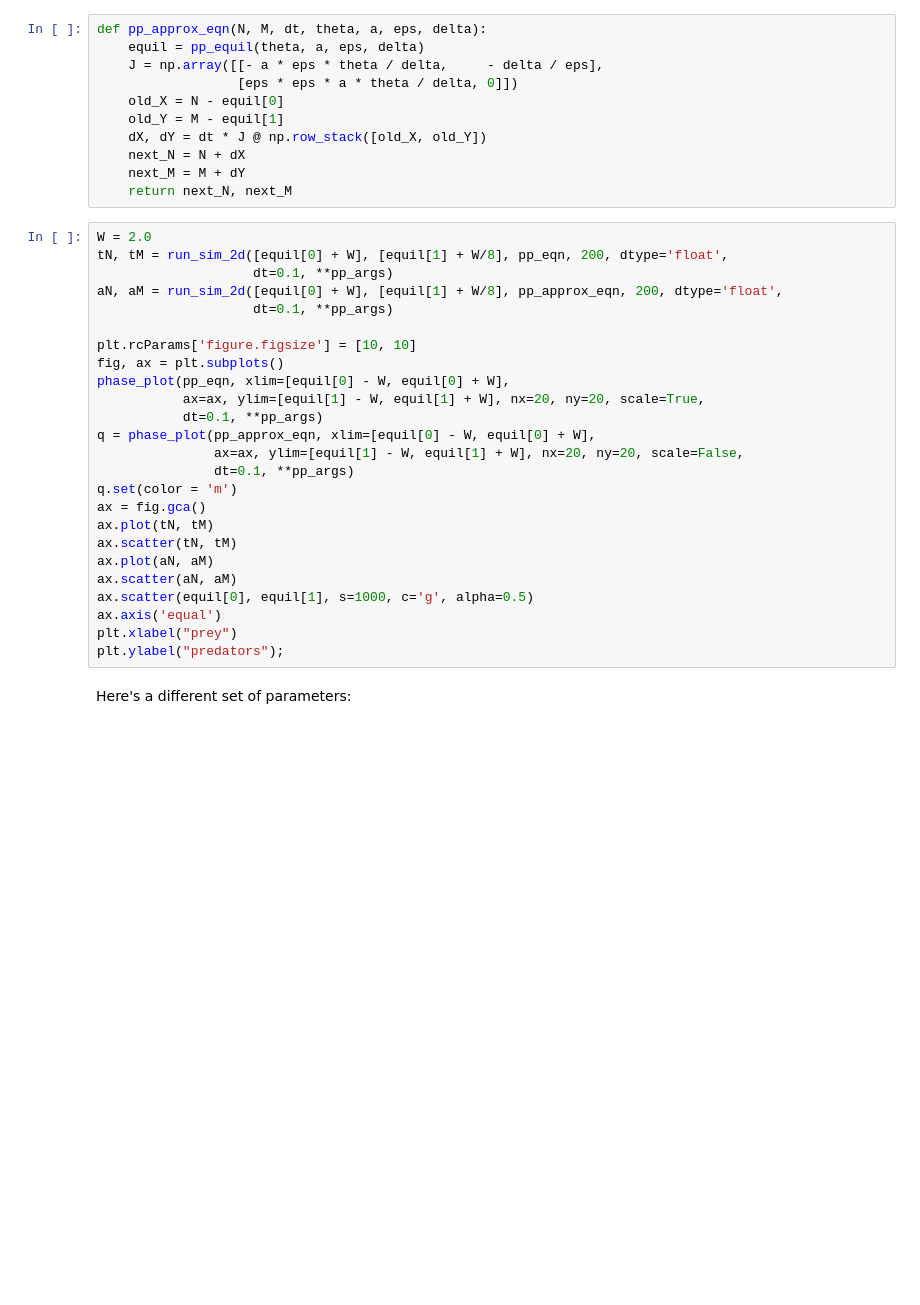
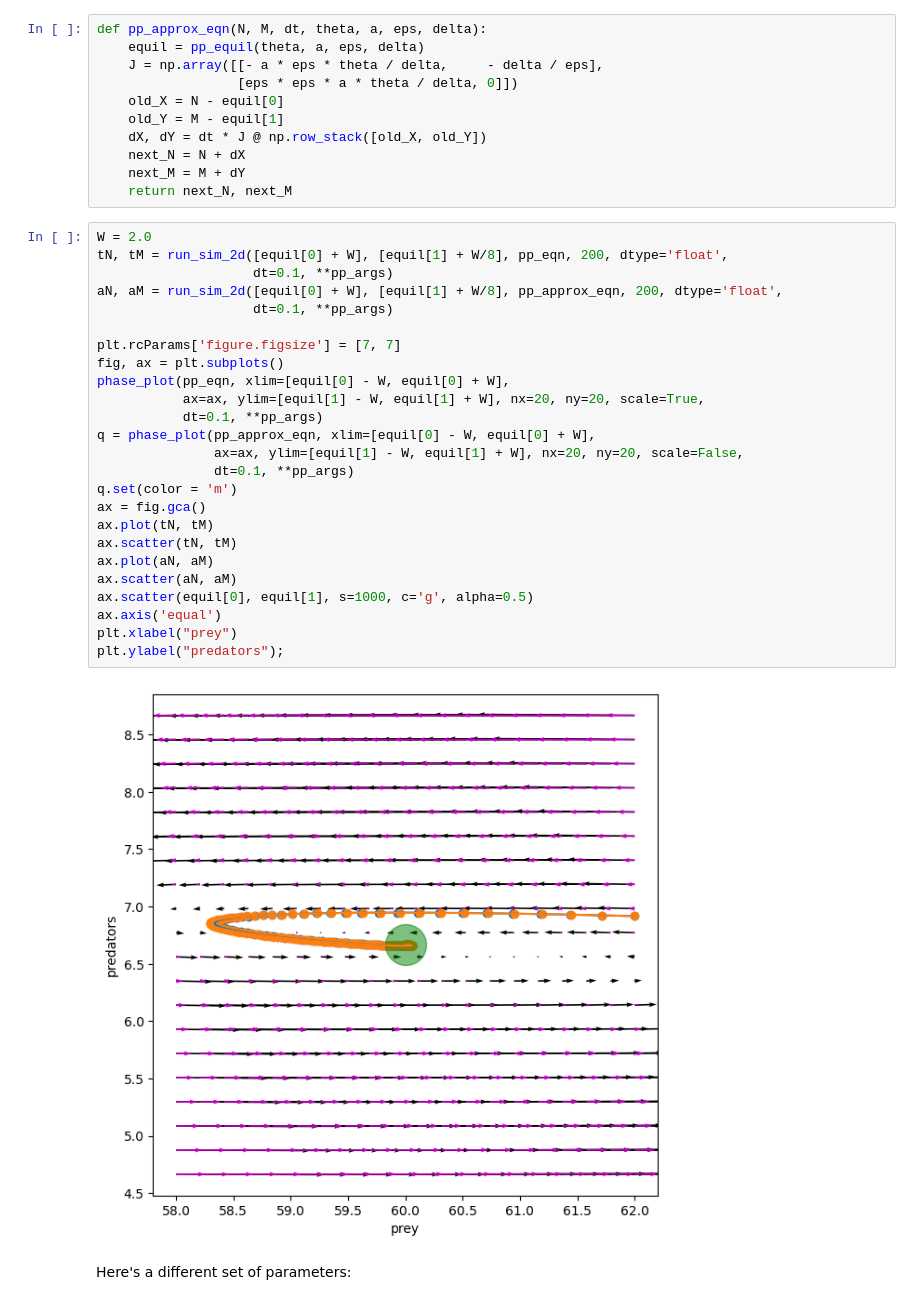
Before and after one commit to petrelharp/popbio, a Jupyter notebook: notebooks/nonlinear_systems.ipynb, the cells around one changed output. Saved outputs shown, nothing was run; the diff lists cells and outputs as text; blank space fills up the shorter version.

```diff
--- a/notebooks/nonlinear_systems.ipynb
+++ b/notebooks/nonlinear_systems.ipynb
@@ -147,28 +148,30 @@ def pp_approx_eqn(N, M, dt, theta, a, eps, delta):
 # %%
 W = 2.0
 tN, tM = run_sim_2d([equil[0] + W], [equil[1] + W/8], pp_eqn, 200, dtype='float',
                     dt=0.1, **pp_args)
 aN, aM = run_sim_2d([equil[0] + W], [equil[1] + W/8], pp_approx_eqn, 200, dtype='float',
                     dt=0.1, **pp_args)
 
-plt.rcParams['figure.figsize'] = [10, 10]
+plt.rcParams['figure.figsize'] = [7, 7]
 fig, ax = plt.subplots()
 phase_plot(pp_eqn, xlim=[equil[0] - W, equil[0] + W],
            ax=ax, ylim=[equil[1] - W, equil[1] + W], nx=20, ny=20, scale=True,
            dt=0.1, **pp_args)
 q = phase_plot(pp_approx_eqn, xlim=[equil[0] - W, equil[0] + W],
                ax=ax, ylim=[equil[1] - W, equil[1] + W], nx=20, ny=20, scale=False,
                dt=0.1, **pp_args)
 q.set(color = 'm')
 ax = fig.gca()
 ax.plot(tN, tM)
 ax.scatter(tN, tM)
 ax.plot(aN, aM)
 ax.scatter(aN, aM)
 ax.scatter(equil[0], equil[1], s=1000, c='g', alpha=0.5)
 ax.axis('equal')
 plt.xlabel("prey")
 plt.ylabel("predators");
+# %% [output]
+[figure, added]
 # %% [markdown]
 Here's a different set of parameters:
 # %%
```
Also changed, not shown: parts of 6 cells of this notebook, 1 other file.
